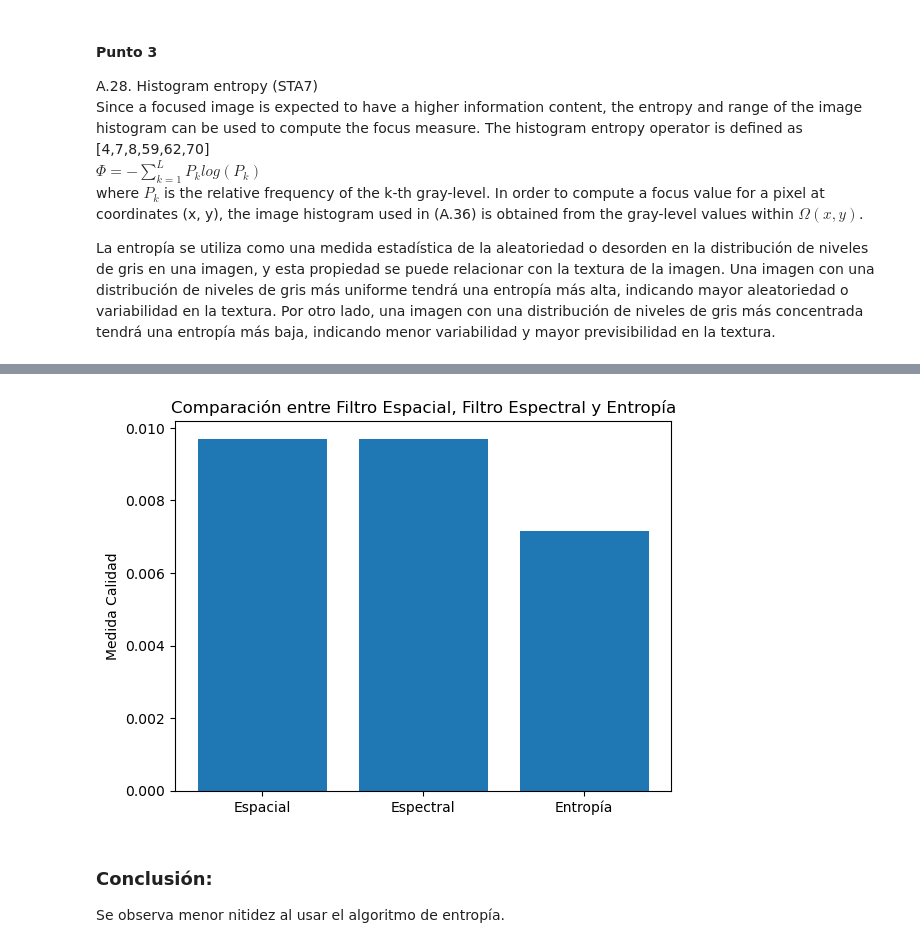
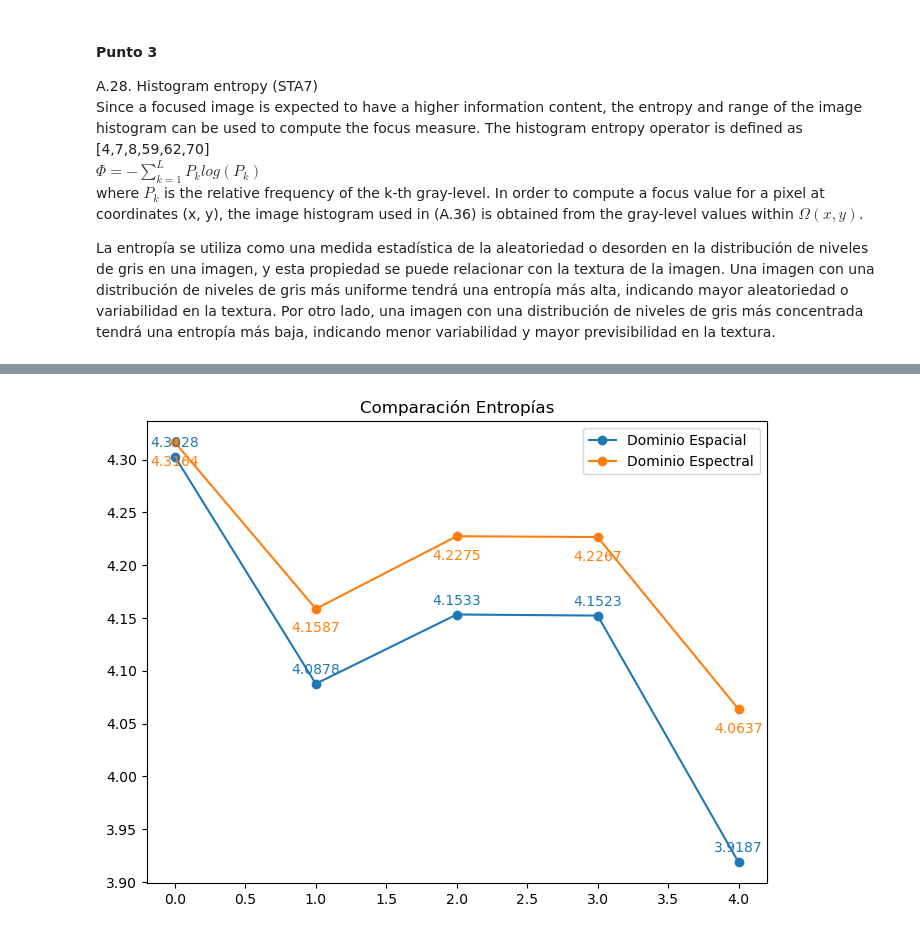
Before and after one commit to aida2012/vision_computadora_I, a Jupyter notebook: vision_computadora_I-TP2-Aida_Benito.ipynb, the cells around one changed output, grey strips where cells are left out. Saved outputs shown, nothing was run; the diff lists cells and outputs as text; code cells hidden in the pictures.

Commit message:
grafico entropia para 5 valores de sigma

```diff
--- a/vision_computadora_I-TP2-Aida_Benito.ipynb
+++ b/vision_computadora_I-TP2-Aida_Benito.ipynb
@@ -317,8 +317,6 @@ values within $\Omega(x,y)$.
 
  La entropía se utiliza como una medida estadística de la aleatoriedad o desorden en la distribución de niveles de gris en una imagen, y esta propiedad se puede relacionar con la textura de la imagen. Una imagen con una distribución de niveles de gris más uniforme tendrá una entropía más alta, indicando mayor aleatoriedad o variabilidad en la textura. Por otro lado, una imagen con una distribución de niveles de gris más concentrada tendrá una entropía más baja, indicando menor variabilidad y mayor previsibilidad en la textura.
 # %%
-from scipy.stats import entropy
-from skimage import exposure
 def shannon_entropy(p):
     return -np.sum(p * np.log2(p))
 
@@ -332,4 +330,4 @@ def histogram_entropy(image, region_size=15, epsilon=1e-10):
             hist, _ = np.histogram(region, bins=256, range=(0, 256), density=True)
             hist += epsilon  # para evitar ceros en el histograma
             entropies.append(shannon_entropy(hist))
-    return np.array(entropies).reshape(image.shape)
+    return np.mean(np.array(entropies).reshape(image.shape))
@@ -358,13 +334,42 @@ Text(0.5, 1.0, 'Entropía')
-# %%
-labels = ['Espacial', 'Espectral','Entropía']
-values = [result_spatial1, result_spectral1, result_entropia ]
-
-plt.bar(labels, values)
-plt.ylabel('Medida Calidad')
-plt.title('Comparación entre Filtro Espacial, Filtro Espectral y Entropía')
-plt.show()
-# %% [output]
-[figure, removed]
-# %% [markdown]
-### Conclusión:
-Se observa menor nitidez al usar el algoritmo de entropía.
+# %%
+
+#Aplico la métrica usando la imagen fft_alfa_pred.png
+entropias_espaciales=[]
+entropias_espectrales=[]
+#3 sigma=0.5
+filtered_image3 = cv.filter2D(img, -1, kernel3)
+entropias_espaciales.append(histogram_entropy(filtered_image3))
+entropias_espectrales.append(histogram_entropy(img_gauss3))
+#1 sigma=2
+filtered_image = cv.filter2D(img, -1, kernel)
+entropias_espaciales.append(histogram_entropy(filtered_image))
+entropias_espectrales.append(histogram_entropy(img_gauss))
+#2 sigma=5
+filtered_image2 = cv.filter2D(img, -1, kernel2)
+entropias_espaciales.append(histogram_entropy(filtered_image2))
+entropias_espectrales.append(histogram_entropy(img_gauss2))
+#4 sigma=7
+filtered_image4 = cv.filter2D(img, -1, kernel4)
+entropias_espaciales.append(histogram_entropy(filtered_image4))
+entropias_espectrales.append(histogram_entropy(img_gauss4))
+#5 sigma=9
+filtered_image5 = cv.filter2D(img, -1, kernel5)
+entropias_espaciales.append(histogram_entropy(filtered_image5))
+entropias_espectrales.append(histogram_entropy(img_gauss5))
+
+
+plt.figure(figsize=(8, 6))
+linea_spatial, =plt.plot(entropias_espaciales, marker='o', label='Dominio Espacial')
+
+for x, y in enumerate(entropias_espaciales):
+    plt.annotate('{:.4f}'.format(y), xy=(x, y), xytext=(0,5), textcoords='offset points',color=linea_spatial.get_color(), ha='center', va='bottom')
+
+linea_spectral,=plt.plot(entropias_espectrales,marker='o', label='Dominio Espectral')
+for x, y in enumerate(entropias_espectrales):
+    plt.annotate('{:.4f}'.format(y), xy=(x, y), xytext=(0,-9), textcoords='offset points',color=linea_spectral.get_color(), ha='center', va='top')
+
+plt.title('Comparación Entropías')
+plt.legend()
+plt.show()
+# %% [output]
+[figure, added]
```
Also changed, not shown: parts of 2 cells of this notebook.
